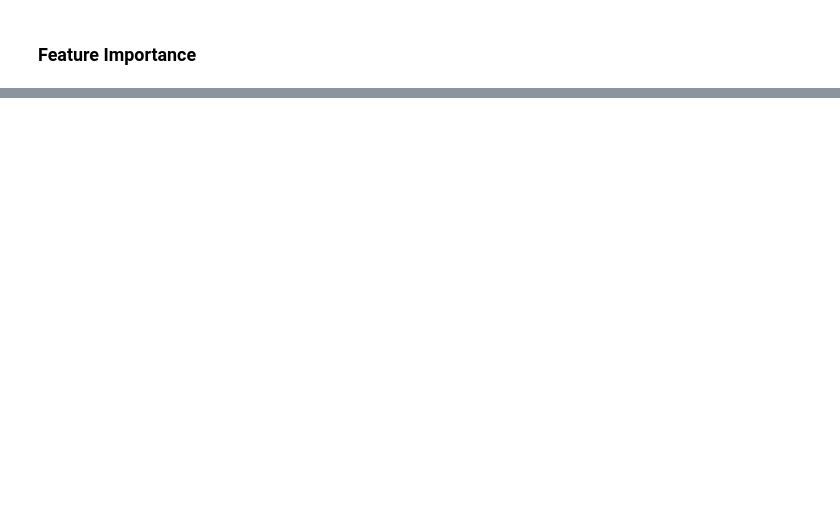
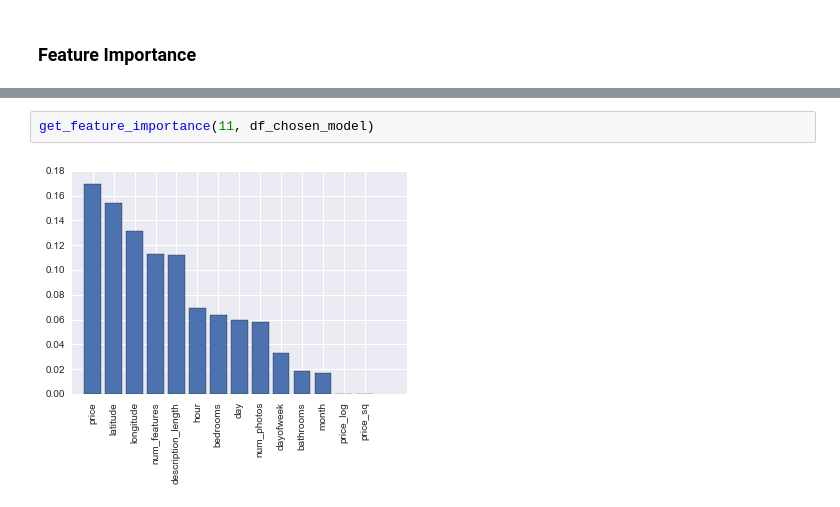
Before and after one commit to pateli18/kgl-renthop, a Jupyter notebook: Models Summary.ipynb, the cells around one changed output, grey strips where cells are left out. Drawn from its saved outputs; the diff is of its cells as text; blank space fills up the shorter version.

```diff
--- a/Models Summary.ipynb
+++ b/Models Summary.ipynb
@@ -105,0 +106,4 @@ get_feature_importance(14, df_chosen_model)
+# %%
+get_feature_importance(11, df_chosen_model)
+# %% [output]
+[figure, added]
```
Also changed, not shown: parts of 4 cells of this notebook, 2 other files.
